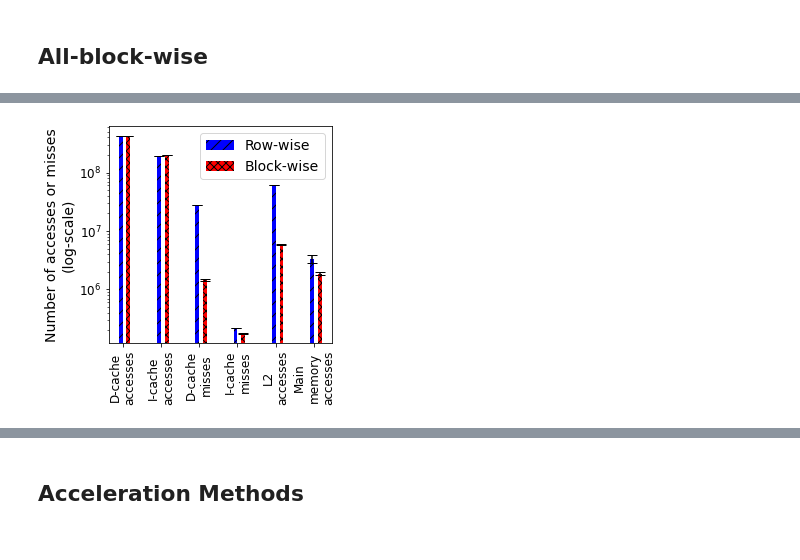
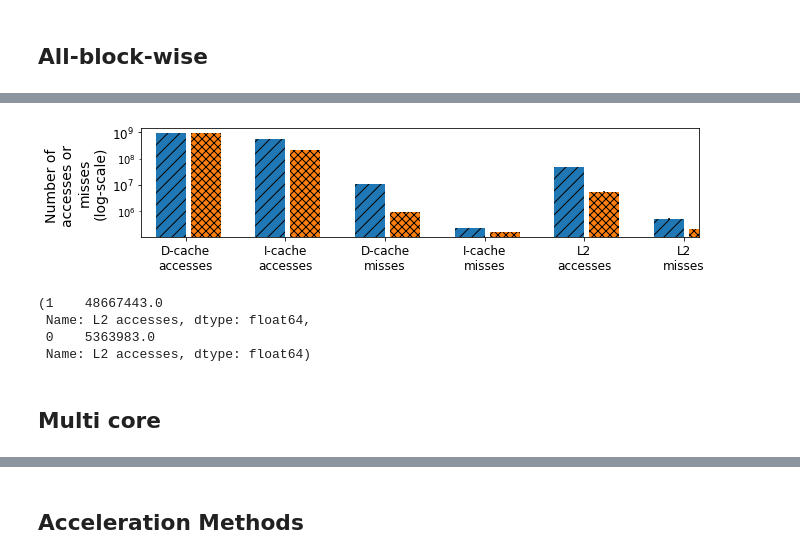
Before and after one commit to alirezaamir/TiC-SAT-stats-analysis, a Jupyter notebook: load_skip_analysis.ipynb, the cells around one changed output, grey strips where cells are left out. Saved outputs shown, nothing was run; the diff lists cells and outputs as text; code cells hidden in the pictures.

Commit message:
add multi-core results analysis

```diff
--- a/load_skip_analysis.ipynb
+++ b/load_skip_analysis.ipynb
@@ -381,0 +409,8 @@ plt.savefig('output/block_pruned_accelerators.png', bbox_inches='tight', dpi=300
+# %%
+condition = (df['sparsity'] == 0) & (df['transformer_model'] == 'Bert-base')
+block_wise_row_wise_df = df[condition]
+
+execution_time_df = block_wise_row_wise_df.groupby(
+    ['transformer_model', 'acceleration_method', 'architecture', 'iteration'])[
+    'sim_seconds'].sum().reset_index(name='execution_time')
+execution_time_df
@@ -381,0 +523,3 @@ plt.savefig('output/block_pruned_accelerators.png', bbox_inches='tight', dpi=300
+# %%
+means_row_wise_multi = [1.873003, 0.9672, 0.527831]
+means_block_wise_multi = [0.802852, 0.434992, 0.256660]
@@ -456,7 +695,10 @@ column_mapping = {
     'system.cpu.dcache.overall_misses::total'   : 'D-cache misses',
     'system.cpu.icache.overall_misses::total'   : 'I-cache misses',
      'system.l2.overall_accesses::total'        : 'L2 accesses',
-    'system.mem_ctrls.overall_accesses::total'  : 'Main memory accesses',
+    'system.l2.overall_misses::total':          'L2 misses',
+    # 'system.mem_ctrls.num_reads::total': 'Memory reads',
+    # 'system.mem_ctrls.num_writes::total': 'Memory writes',
+    # 'system.mem_ctrls.overall_accesses::total'  : 'Main memory accesses',
     # Add more mappings as needed
 }
 
@@ -469,13 +711,14 @@ columns = [
 'D-cache misses',
 'I-cache misses',
 'L2 accesses',
-'Main memory accesses',
+'L2 misses',
+# 'Main memory accesses',
                ]
 # %%
 import matplotlib.pyplot as plt
 
 # Filter the rows based on the specified conditions
-condition = (abw_df['sparsity'] == 0) & (abw_df['architecture'] == 'SIMD') & (abw_df['transformer_model'] == 'Bert-base')
+condition = (abw_df['sparsity'] == 0) & (abw_df['architecture'] == 'SA16x16') & (abw_df['transformer_model'] == 'Bert-base')
 filtered_df = abw_df[condition]
 
 # Calculate the average values based on 'iteration'
@@ -483,49 +726,66 @@ avg_values = filtered_df.groupby(['acceleration_method']).mean().reset_index()
 std_values = filtered_df.groupby(['acceleration_method']).std().reset_index()
 
 
-# Get the values for 'Row-wise' and 'Block-wise' acceleration methods
-row_wise_values = avg_values[avg_values['acceleration_method'] == 'Row-wise']
-block_wise_values = avg_values[avg_values['acceleration_method'] == 'Block-wise']
-row_wise_std = std_values[std_values['acceleration_method'] == 'Row-wise']
-block_wise_std = std_values[std_values['acceleration_method'] == 'Block-wise']
+# Get the values for 'RWMA' and 'BWMA' acceleration methods
+row_wise_values = avg_values[avg_values['acceleration_method'] == 'RWMA']
+block_wise_values = avg_values[avg_values['acceleration_method'] == 'BWMA']
+row_wise_std = std_values[std_values['acceleration_method'] == 'RWMA']
+block_wise_std = std_values[std_values['acceleration_method'] == 'BWMA']
 
 
 # Plot the data
-fig, ax = plt.subplots(figsize=(4, 4))
+fig, ax = plt.subplots(figsize=(10, 2))
 
 # Set the bar width and positions
-bar_width = 0.1
+bar_width = 0.3
 bar_positions = range(1)
 
 
-# Set color and hatch patterns for 'Row-wise' and 'Block-wise'
-row_wise_color = 'blue'
-block_wise_color = 'red'
+# Set color and hatch patterns for 'RWMA' and 'BWMA'
+row_wise_color = 'tab:blue'
+block_wise_color = 'tab:orange'
 row_wise_hatch = '//'
 block_wise_hatch = 'xxx'
 
 # Plot the bars for each column in column_names
 for i, column_name in enumerate(columns):
-    # Plot the bars for 'Row-wise' acceleration method
-    ax.bar([pos + i for pos in bar_positions], row_wise_values[column_name], yerr=row_wise_std[column_name], capsize=5, width=bar_width, label='Row-wise' if i == 0 else '', color=row_wise_color, hatch=row_wise_hatch)
+    # Plot the bars for 'RWMA' acceleration method
+    ax.bar([pos + i for pos in bar_positions], row_wise_values[column_name], yerr=row_wise_std[column_name], capsize=0, width=bar_width, label='RWMA' if i == 0 else '', color=row_wise_color, hatch=row_wise_hatch)
 
-    # Plot the bars for 'Block-wise' acceleration method
-    ax.bar([pos + i + 0.2 for pos in bar_positions], block_wise_values[column_name], width=bar_width,  yerr=block_wise_std[column_name], capsize=5, label='Block-wise' if i == 0 else '', color=block_wise_color, hatch=block_wise_hatch)
+    # Plot the bars for 'BWMA' acceleration method
+    ax.bar([pos + i + 0.35 for pos in bar_positions], block_wise_values[column_name], width=bar_width,  yerr=block_wise_std[column_name], capsize=0, label='BWMA' if i == 0 else '', color=block_wise_color, hatch=block_wise_hatch)
 
 # Set the x-axis labels based on 'iteration'
 ax.set_xticks([pos + bar_width / 2 for pos in range(len(columns))])
-ax.set_xticklabels([x.replace(" ", "\n") for x in columns], rotation=90, fontsize=14)
+# ax.set_xticks([pos for pos in range(len(columns))])
+ax.set_xticklabels([x.replace(" ", "\n") for x in columns], rotation=0, fontsize=14)
 
 # Set the y-axis label
-ax.set_ylabel('Number of accesses or misses\n(log-scale)', fontsize=14)
+ax.set_ylabel('Number of \naccesses or \nmisses\n(log-scale)', fontsize=14)
 
 ax.set_yscale('log')
+ax.set_xlim([-0.3,5.3])
+
+# Manually set the y-axis tick locations and labels
+yticks = [10**6, 10**7, 10**8, 10**9]
+yticklabels = ['10^6', '10^7', '10^8', '10^9']
+ax.set_yticks(yticks, yticklabels)
 
 # Increase font size for tick labels
 ax.tick_params(axis='both', which='major', labelsize=12)
 
-ax.legend(fontsize=14)
+# ax.legend(fontsize=12, loc='upper right')
 
-plt.savefig('./output/SIMD_BW_mem.png', bbox_inches='tight', dpi=300)
+plt.savefig('./output/SA16_RWMA_mem.png', bbox_inches='tight', dpi=300)
 # %% [output]
-[figure, old version]
+[figure, new version]
+# %%
+#divide the following values by each other
+row_wise_values['L2 accesses'], block_wise_values['L2 accesses']
+# %% [output]
+(1    48667443.0
+ Name: L2 accesses, dtype: float64,
+ 0    5363983.0
+ Name: L2 accesses, dtype: float64)
+# %% [markdown]
+## Multi core
```
Also changed, not shown: parts of 48 cells of this notebook, 1 other file.
